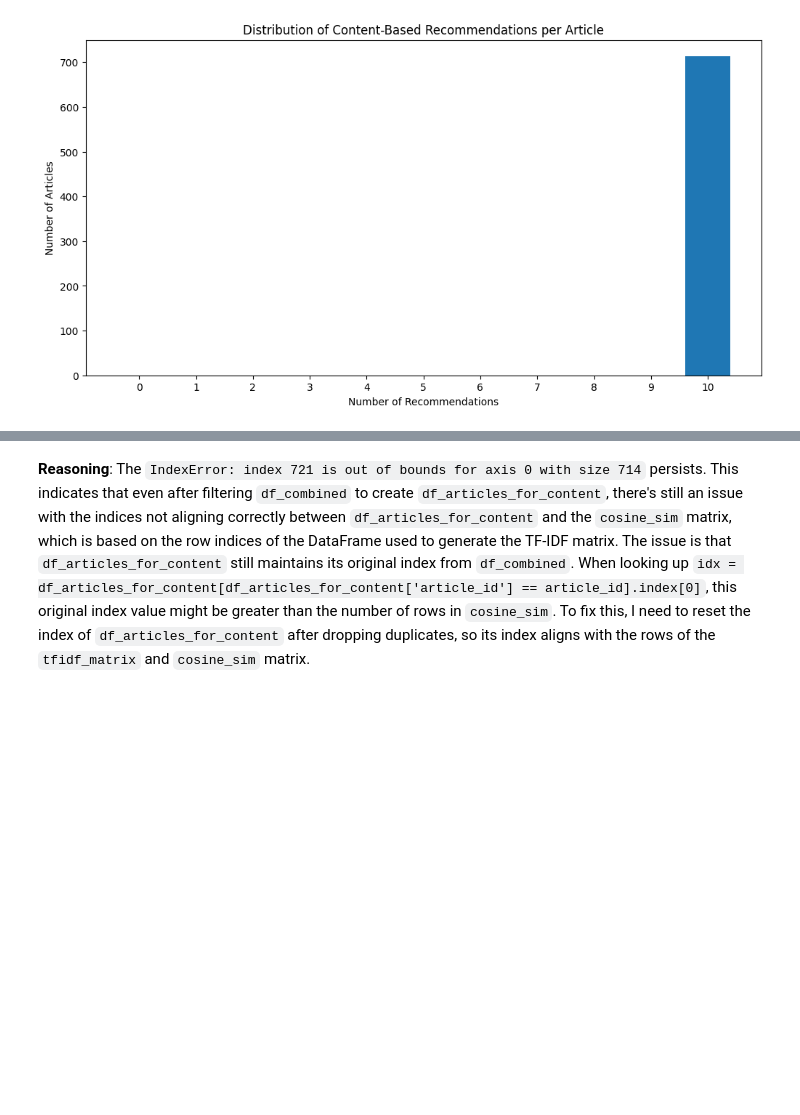
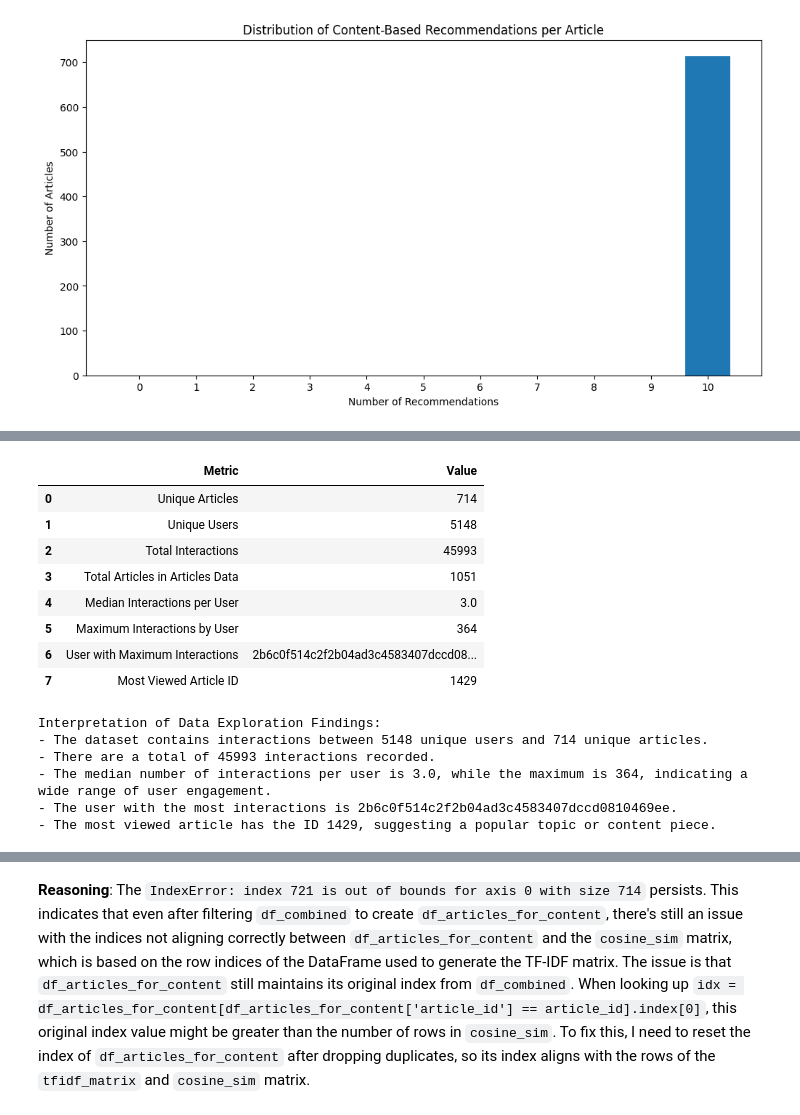
Before and after one commit to churamani2030dev/IBM_watson_studio_datascience, a Jupyter notebook: IBM_watson_studio_DS.ipynb, the cells around one changed output, grey strips where cells are left out. Drawn from its saved outputs; the diff is of its cells as text; code cells hidden in the pictures; blank space fills up the shorter version.

```diff
--- a/IBM_watson_studio_DS.ipynb
+++ b/IBM_watson_studio_DS.ipynb
@@ -777,0 +1147,65 @@ plt.show()
+# %%
+# Load the interactions dataset
+df_interactions = pd.read_csv('/content/user-item-interactions.csv')
+
+# Remove exact duplicate rows
+df_interactions_cleaned = df_interactions.drop_duplicates()
+
+# Normalize article_id to be integer type if possible, otherwise keep as float
+try:
+    df_interactions_cleaned['article_id'] = df_interactions_cleaned['article_id'].astype(int)
+except ValueError:
+    pass # Keep as float if conversion is not possible
+
+# Compute the required stats
+unique_articles = df_interactions_cleaned['article_id'].nunique()
+unique_users = df_interactions_cleaned['email'].nunique()
+user_article_interactions = df_interactions_cleaned.shape[0]
+total_articles = df_articles['article_id'].nunique()
+
+
+# Calculate the number of interactions per user
+interactions_per_user = df_interactions_cleaned.groupby('email').size()
+
+# Compute median and maximum views by user
+median_val = interactions_per_user.median()
+max_views = interactions_per_user.max()
+max_views_by_user = interactions_per_user[interactions_per_user == max_views].index[0]
+
+# Find the most viewed article
+most_viewed_article_id = df_interactions_cleaned['article_id'].value_counts().idxmax()
+
+
+# Create a summary table (optional, but good for readability)
+summary_data = {
+    'Metric': ['Unique Articles', 'Unique Users', 'Total Interactions', 'Total Articles in Articles Data', 'Median Interactions per User', 'Maximum Interactions by User', 'User with Maximum Interactions', 'Most Viewed Article ID'],
+    'Value': [unique_articles, unique_users, user_article_interactions, total_articles, median_val, max_views, max_views_by_user, most_viewed_article_id]
+}
+df_summary = pd.DataFrame(summary_data)
+
+# Display the summary table
+display(df_summary)
+
+# Interpret the findings
+print("\nInterpretation of Data Exploration Findings:")
+print(f"- The dataset contains interactions between {unique_users} unique users and {unique_articles} unique articles.")
+print(f"- There are a total of {user_article_interactions} interactions recorded.")
+print(f"- The median number of interactions per user is {median_val}, while the maximum is {max_views}, indicating a wide range of user engagement.")
+print(f"- The user with the most interactions is {max_views_by_user}.")
+print(f"- The most viewed article has the ID {most_viewed_article_id}, suggesting a popular topic or content piece.")
+# %% [output]
+|  | Metric | Value |
+| 0 | Unique Articles | 714 |
+| 1 | Unique Users | 5148 |
+| 2 | Total Interactions | 45993 |
+| 3 | Total Articles in Articles Data | 1051 |
+| 4 | Median Interactions per User | 3.0 |
+| 5 | Maximum Interactions by User | 364 |
+| 6 | User with Maximum Interactions | 2b6c0f514c2f2b04ad3c4583407dccd08... |
+| 7 | Most Viewed Article ID | 1429 |
+Interpretation of Data Exploration Findings:
+- The dataset contains interactions between 5148 unique users and 714 unique articles.
+- There are a total of 45993 interactions recorded.
+- The median number of interactions per user is 3.0, while the maximum is 364, indicating a wide range of user engagement.
+- The user with the most interactions is 2b6c0f514c2f2b04ad3c4583407dccd0810469ee.
+- The most viewed article has the ID 1429, suggesting a popular topic or content piece.
```
Also changed, not shown: parts of 25 cells of this notebook.
